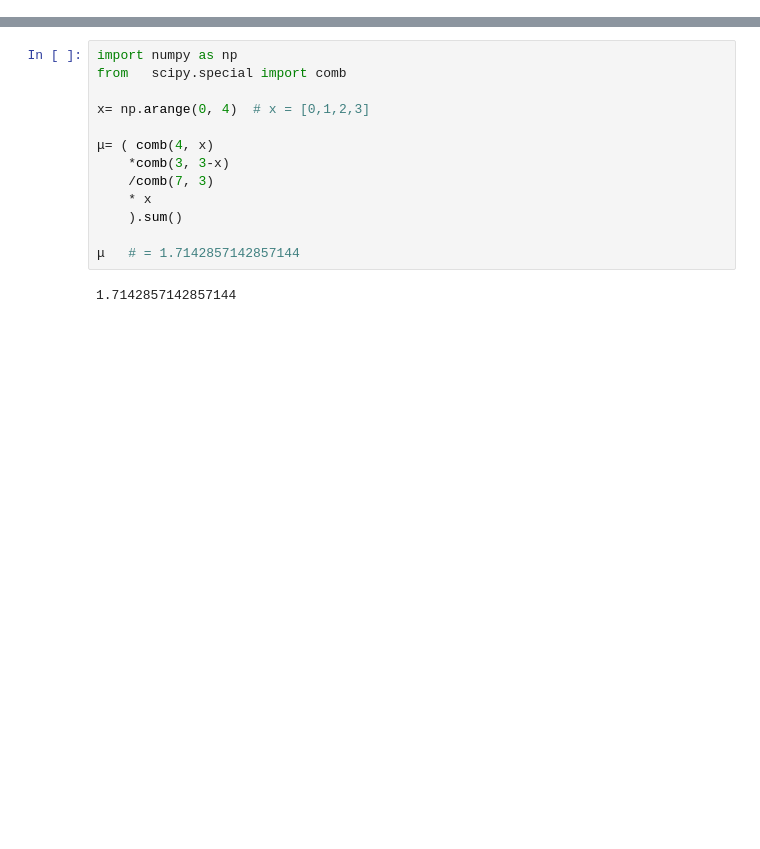
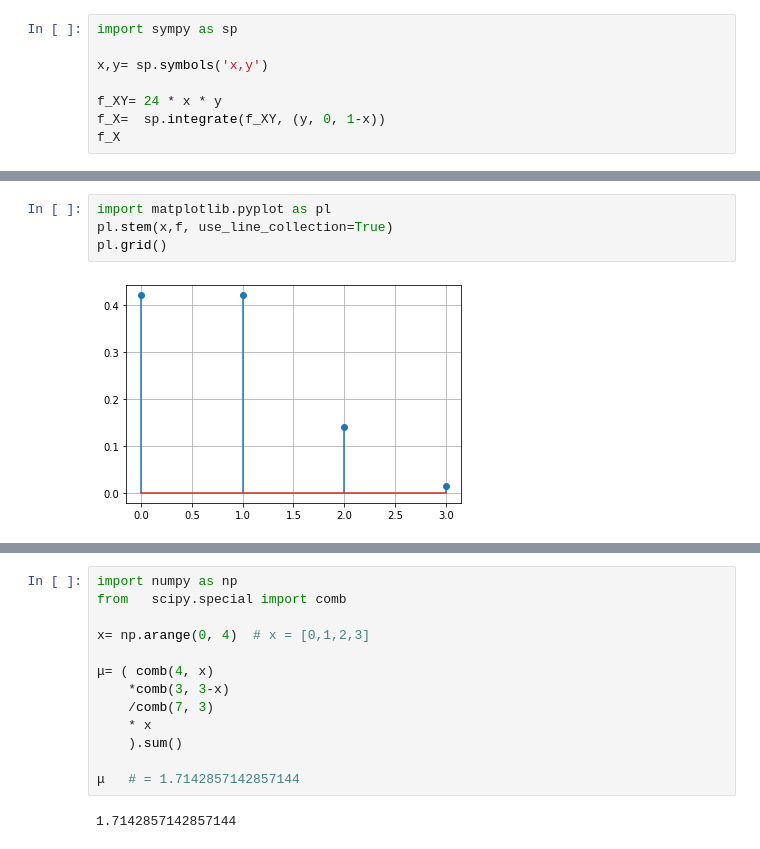
Before and after one commit to renyuanL/_ryProb2020, a Jupyter notebook: probCh02.ipynb, the cells around one changed output, grey strips where cells are left out. Drawn from its saved outputs; the diff is of its cells as text; blank space fills up the shorter version.

```diff
--- a/probCh02.ipynb
+++ b/probCh02.ipynb
@@ -441,0 +443,8 @@ $P(X_1 < 2, 1 < X_2 < 3, X_3 > 2) = \ ?$
+# %%
+import sympy as sp
+
+x,y= sp.symbols('x,y')
+
+f_XY= 24 * x * y
+f_X=  sp.integrate(f_XY, (y, 0, 1-x))
+f_X
@@ -447,3 +526,9 @@ $P(X_1 < 2, 1 < X_2 < 3, X_3 > 2) = \ ?$
+# %%
+import matplotlib.pyplot as pl
+pl.stem(x,f, use_line_collection=True)
+pl.grid()
+# %% [output]
+[figure, added]
 # %% [markdown]
 ## Example b4.1:
 
```
Also changed, not shown: parts of 12 cells of this notebook.
